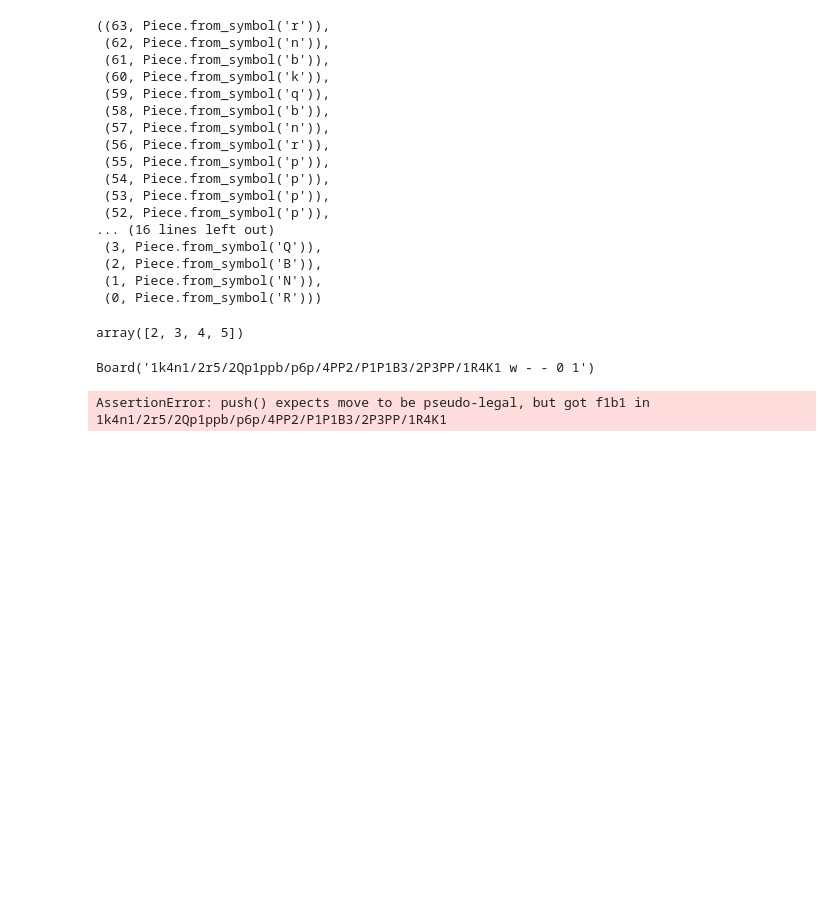
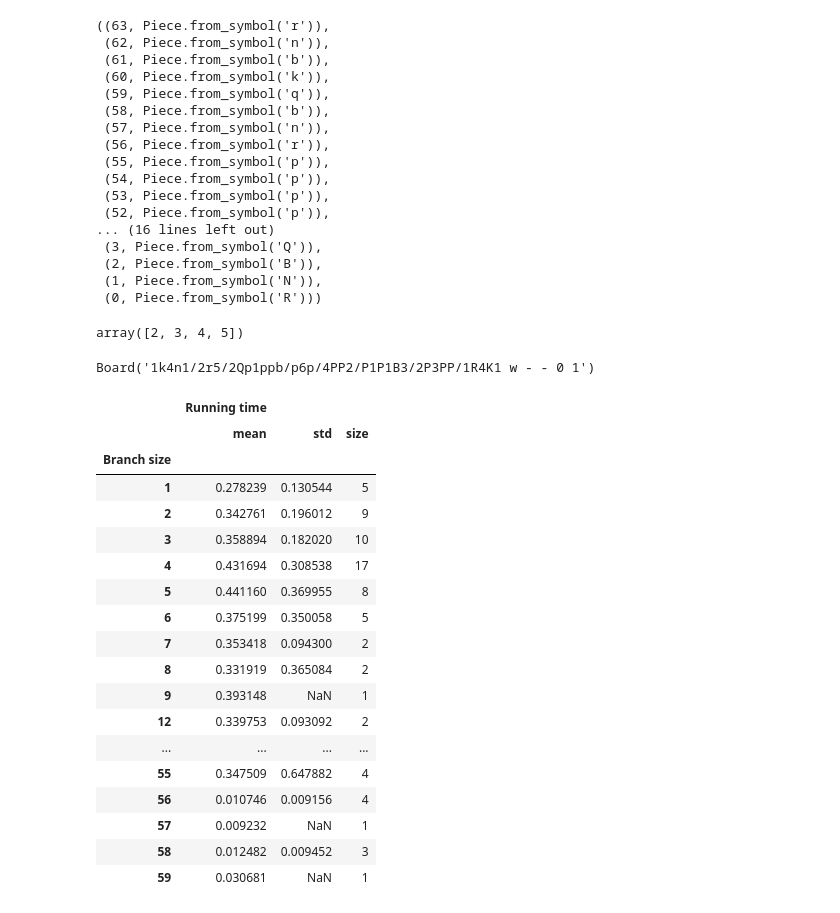
Before and after one commit to HoangHoang1408/project-AI-Hust, a Jupyter notebook: temp.ipynb, the cells around one changed output. Cells and saved outputs as stored; diff of their text form; code cells hidden in the pictures; blank space fills up the shorter version.

Commit message:
implement dynamic depth

```diff
--- a/temp.ipynb
+++ b/temp.ipynb
@@ -64,7 +64,3 @@ board = chess.Board('1k4n1/2r5/2Qp1ppb/p6p/4PP2/P1P1B3/2P3PP/1R4K1')
 board
 # %% [output]
 Board('1k4n1/2r5/2Qp1ppb/p6p/4PP2/P1P1B3/2P3PP/1R4K1 w - - 0 1')
-# %%
-board.push(chess.Move.from_uci('f1b1'))
-# %% [output]
-AssertionError: push() expects move to be pseudo-legal, but got f1b1 in 1k4n1/2r5/2Qp1ppb/p6p/4PP2/P1P1B3/2P3PP/1R4K1
@@ -70,0 +69,26 @@ AssertionError: push() expects move to be pseudo-legal, but got f1b1 in 1k4n1/2r
+# %%
+df = pd.read_csv('./metric/depth_4.csv')
+# %%
+temp = df.groupby(['Branch size']).agg(['mean','std','size'])
+# temp.sort_values([('Running time','mean')],ascending=False,inplace=True)
+temp[temp[('Running time','mean')]<1]
+# %% [output]
+|  | Running time |  |  |
+|  | mean | std | size |
+| Branch size |  |  |  |
+| 1 | 0.278239 | 0.130544 | 5 |
+| 2 | 0.342761 | 0.196012 | 9 |
+| 3 | 0.358894 | 0.182020 | 10 |
+| 4 | 0.431694 | 0.308538 | 17 |
+| 5 | 0.441160 | 0.369955 | 8 |
+| 6 | 0.375199 | 0.350058 | 5 |
+| 7 | 0.353418 | 0.094300 | 2 |
+| 8 | 0.331919 | 0.365084 | 2 |
+| 9 | 0.393148 | NaN | 1 |
+| 12 | 0.339753 | 0.093092 | 2 |
+| ... | ... | ... | ... |
+| 55 | 0.347509 | 0.647882 | 4 |
+| 56 | 0.010746 | 0.009156 | 4 |
+| 57 | 0.009232 | NaN | 1 |
+| 58 | 0.012482 | 0.009452 | 3 |
+| 59 | 0.030681 | NaN | 1 |
```
Also changed, not shown: parts of 3 cells of this notebook, 7 other files.
